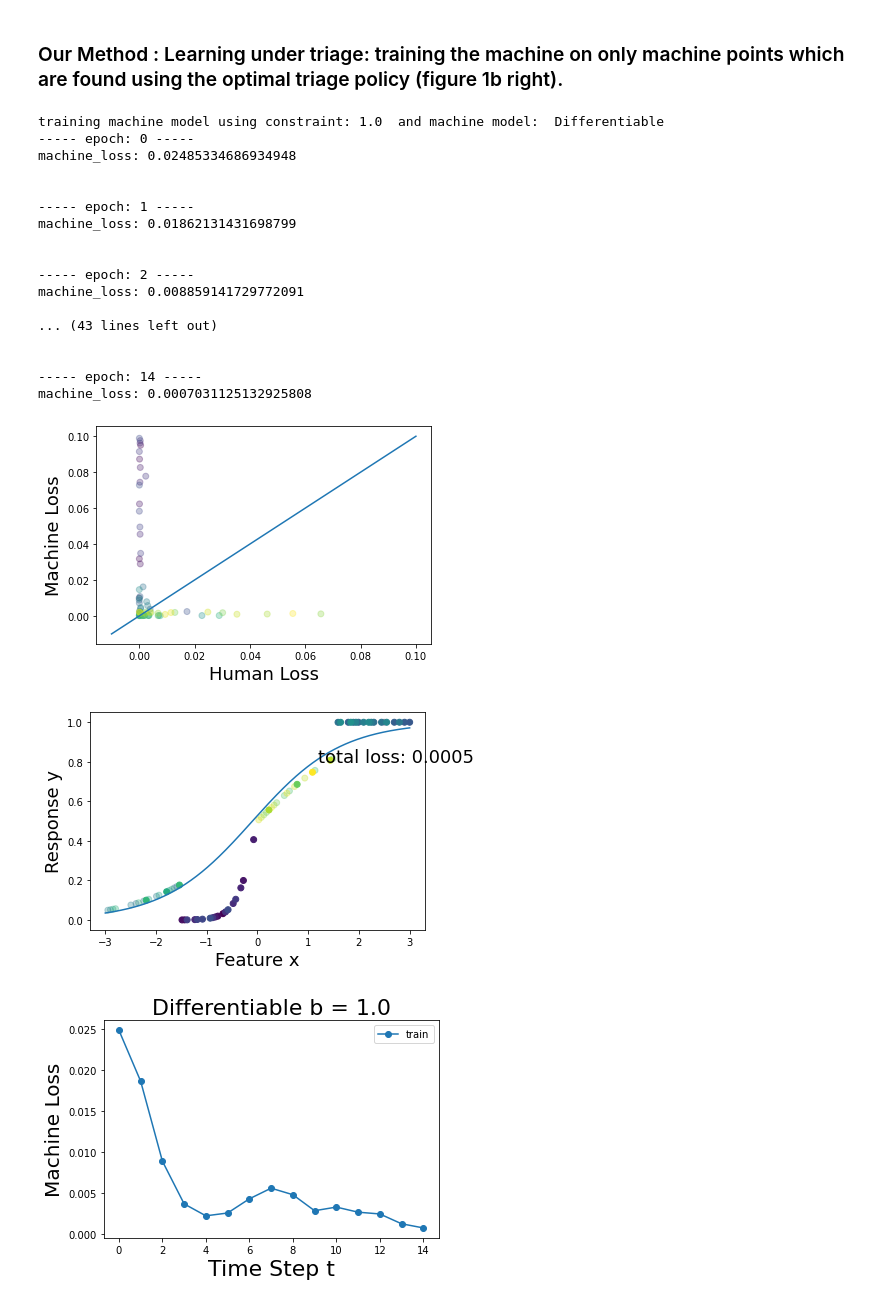
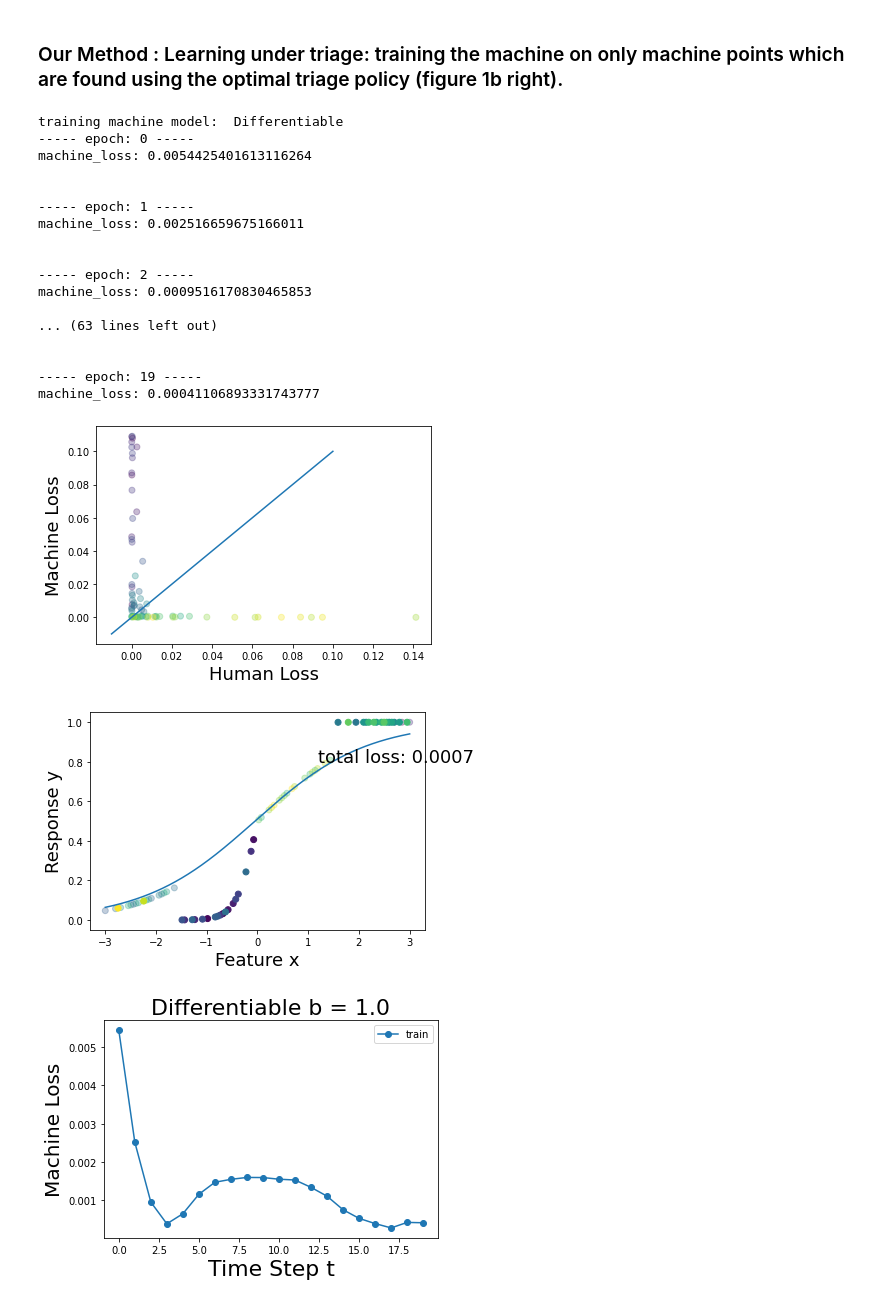
Before and after one commit to Networks-Learning/differentiable-learning-under-triage, a Jupyter notebook: Synthetic/train.ipynb, the cells around one changed output. Saved outputs shown, nothing was run; the diff lists cells and outputs as text; code cells hidden in the pictures.

```diff
--- a/Synthetic/train.ipynb
+++ b/Synthetic/train.ipynb
@@ -51,10 +51,10 @@ def train_full(data_path):
     Y = torch.cat([cluster['y'] for cluster in clusters]).to(device)
     hloss = torch.cat([cluster['hloss'] for cluster in clusters]).to(device)
 
-    num_epochs = 15
+    num_epochs = 20
 
     mnet = RegNet(1, 1).to(device)
-    optimizer = torch.optim.Adam(mnet.parameters(), lr=0.15)
+    optimizer = torch.optim.Adam(mnet.parameters(), lr=0.1)
     loss_func = torch.nn.MSELoss(reduction='none')
     train_losses = []
 
@@ -134,10 +134,10 @@ def train_full_with_triage(data_path):
     Y = torch.cat([cluster['y'] for cluster in clusters]).to(device)
     hloss = torch.cat([cluster['hloss'] for cluster in clusters]).to(device)
 
-    num_epochs = 15
+    num_epochs = 20
 
     mnet = RegNet(1, 1).to(device)
-    optimizer = torch.optim.Adam(mnet.parameters(), lr=0.15)
+    optimizer = torch.optim.Adam(mnet.parameters(), lr=0.1)
     loss_func = torch.nn.MSELoss(reduction='none')
     train_losses = []
 
@@ -240,10 +240,10 @@ def train_triage_not_opt(data_path):
     Y = torch.cat([cluster['y'] for cluster in clusters]).to(device)
     hloss = torch.cat([cluster['hloss'] for cluster in clusters]).to(device)
 
-    num_epochs = 15
+    num_epochs = 20
 
     mnet = RegNet(1, 1).to(device)
-    optimizer = torch.optim.Adam(mnet.parameters(), lr=0.15)
+    optimizer = torch.optim.Adam(mnet.parameters(), lr=0.1)
     loss_func = torch.nn.MSELoss(reduction='none')
     train_losses = []
 
@@ -352,6 +352,7 @@ def find_machine_samples(machine_loss, hloss,constraint):
 # %%
 def train_triage(data_path):
     machine_type = 'Differentiable'
+    constraint = 1.0
     print('training machine model: ',machine_type)
     data = load_data(data_path)
     clusters = data['clusters']
@@ -359,7 +360,7 @@ def train_triage(data_path):
     Y = torch.cat([cluster['y'] for cluster in clusters]).to(device)
     hloss = torch.cat([cluster['hloss'] for cluster in clusters]).to(device)
 
-    num_epochs = 15
+    num_epochs = 20
 
     mnet = RegNet(1, 1).to(device)
     optimizer = torch.optim.Adam(mnet.parameters(), lr=0.15)
@@ -422,25 +423,25 @@ def train_triage(data_path):
     plt.ylabel(r'Machine Loss',fontsize=20)
     plt.show()
 # %%
-train_triage(data_path,constraint=1.0)
+train_triage(data_path)
 # %% [output]
-training machine model using constraint: 1.0  and machine model:  Differentiable
+training machine model:  Differentiable
 ----- epoch: 0 -----
-machine_loss: 0.02485334686934948
+machine_loss: 0.0054425401613116264
 
 
 ----- epoch: 1 -----
-machine_loss: 0.01862131431698799
+machine_loss: 0.002516659675166011
 
 
 ----- epoch: 2 -----
-machine_loss: 0.008859141729772091
+machine_loss: 0.0009516170830465853
 
-... (43 lines left out)
+... (63 lines left out)
 
 
------ epoch: 14 -----
-machine_loss: 0.0007031125132925808
+----- epoch: 19 -----
+machine_loss: 0.00041106893331743777
-[figure, old version]
+[figure, new version]
-[figure, old version]
+[figure, new version]
-[figure, old version]
+[figure, new version]
```
Also changed, not shown: parts of 5 cells of this notebook, 6 other files.
